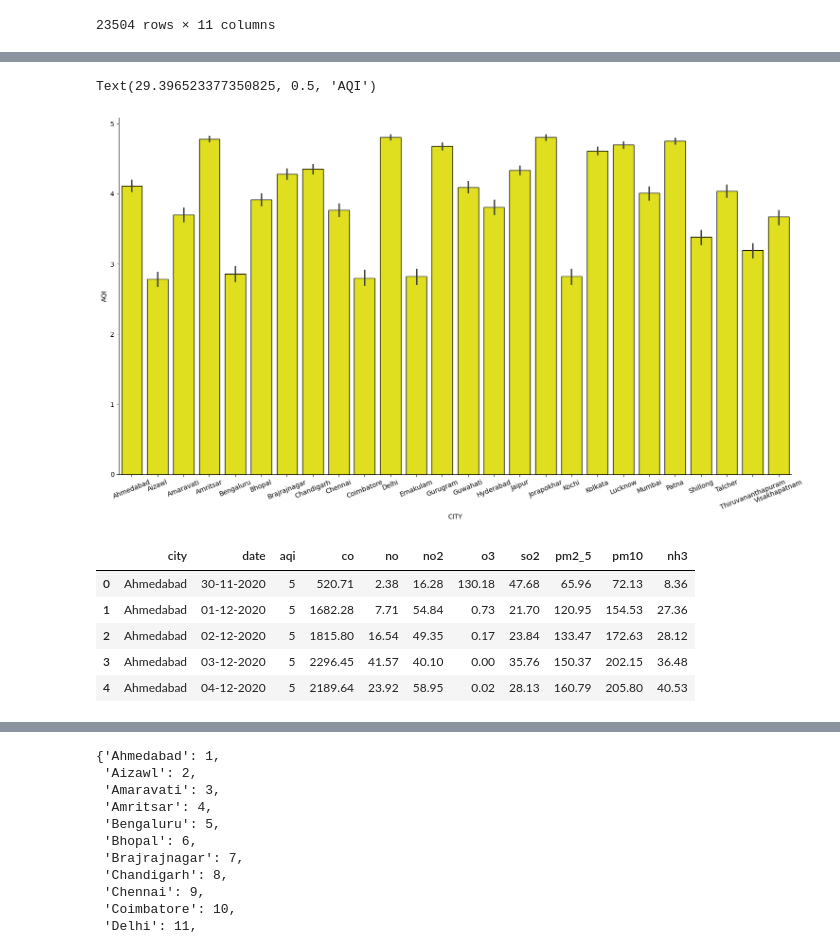
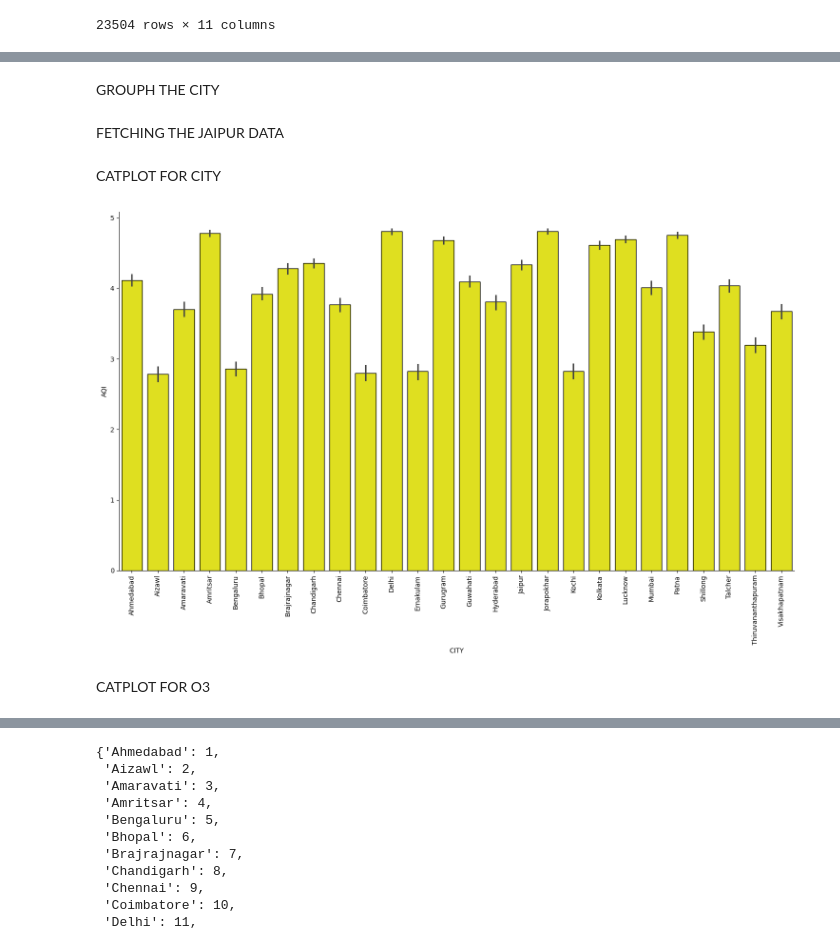
Before and after one commit to Pragatisharma100/Upflairs.github.io, a Jupyter notebook: Pollution website/project.ipynb, the cells around one changed output, grey strips where cells are left out. Saved outputs shown, nothing was run; the diff lists cells and outputs as text; code cells hidden in the pictures.

```diff
--- a/Pollution website/project.ipynb
+++ b/Pollution website/project.ipynb
@@ -179,23 +269,22 @@ plt.show()
+# %% [markdown]
+GROUPH THE CITY
 # %%
 city=df.groupby('city')
+# %% [markdown]
+FETCHING THE JAIPUR DATA
 # %%
 Jaipur=city.get_group('Jaipur')
+# %% [markdown]
+CATPLOT FOR CITY
 # %%
 sns.catplot(x='city',y='aqi',data=df,kind='bar',height=8.27,aspect=25.7/14.27,color='yellow',ec='k')
-plt.xticks(rotation=22)
+plt.xticks(rotation=90)
 plt.xlabel('CITY')
 plt.ylabel('AQI')
+plt.show()
 # %% [output]
-Text(29.396523377350825, 0.5, 'AQI')
-[figure, old version]
+[figure, new version]
-# %%
-df.head()
-# %% [output]
-|  | city | date | aqi | co | no | no2 | o3 | so2 | pm2_5 | pm10 | nh3 |
-| 0 | Ahmedabad | 30-11-2020 | 5 | 520.71 | 2.38 | 16.28 | 130.18 | 47.68 | 65.96 | 72.13 | 8.36 |
-| 1 | Ahmedabad | 01-12-2020 | 5 | 1682.28 | 7.71 | 54.84 | 0.73 | 21.70 | 120.95 | 154.53 | 27.36 |
-| 2 | Ahmedabad | 02-12-2020 | 5 | 1815.80 | 16.54 | 49.35 | 0.17 | 23.84 | 133.47 | 172.63 | 28.12 |
-| 3 | Ahmedabad | 03-12-2020 | 5 | 2296.45 | 41.57 | 40.10 | 0.00 | 35.76 | 150.37 | 202.15 | 36.48 |
-| 4 | Ahmedabad | 04-12-2020 | 5 | 2189.64 | 23.92 | 58.95 | 0.02 | 28.13 | 160.79 | 205.80 | 40.53 |
+# %% [markdown]
+CATPLOT FOR O3
 # %%
 sns.catplot(x='aqi',y='o3',data=df,kind='bar',color='green')
```
Also changed, not shown: parts of 109 cells of this notebook, 17 other files.
